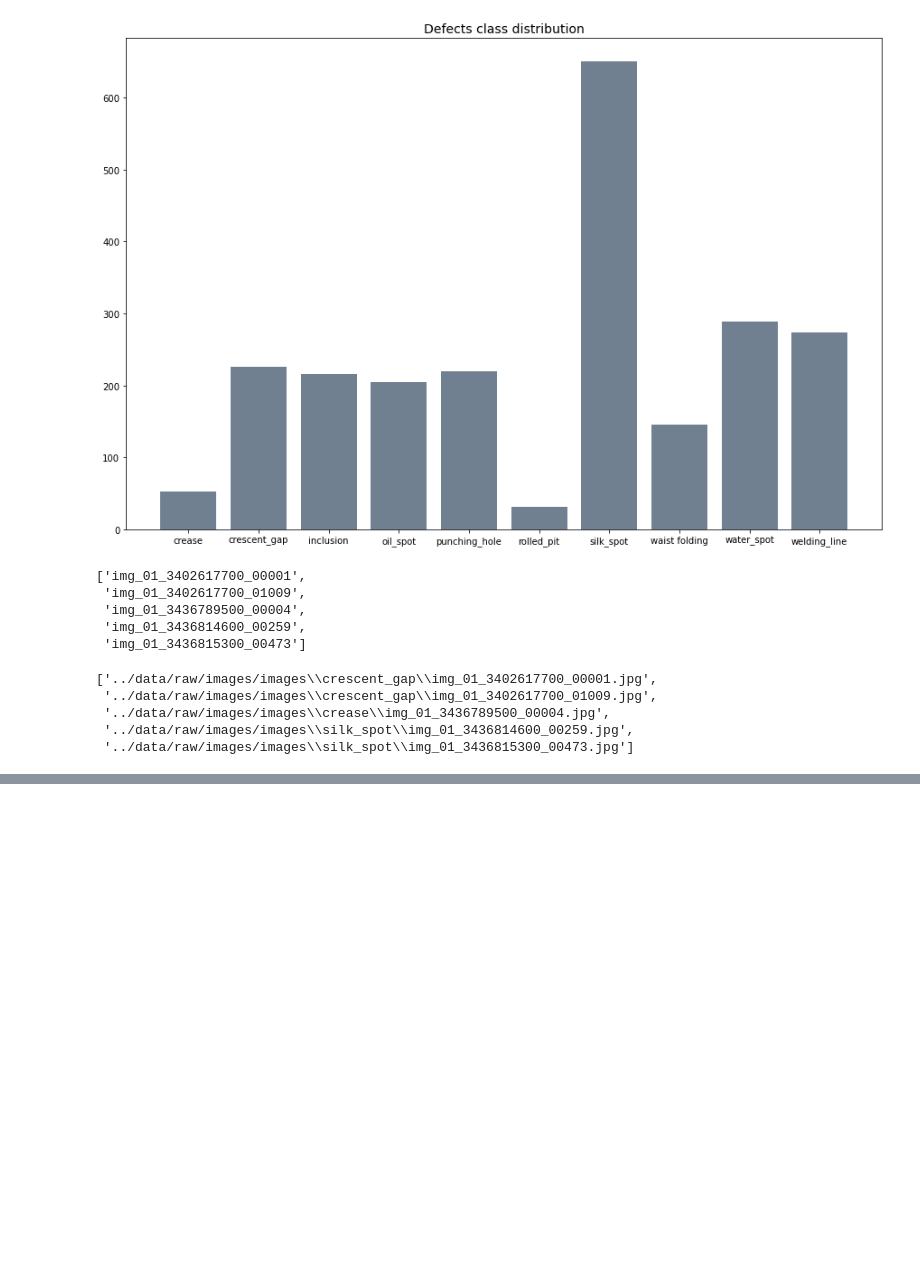
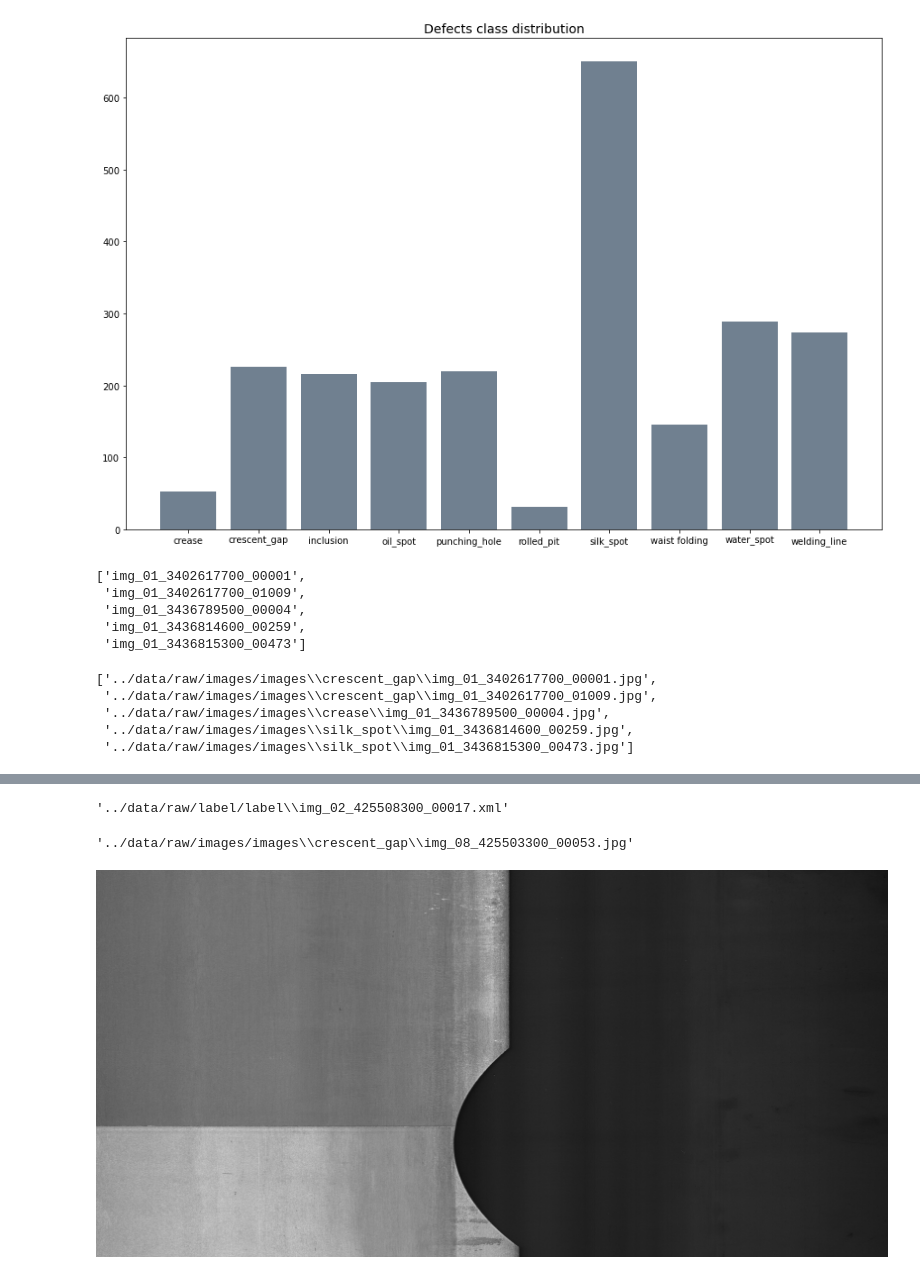
Before and after one commit to Borspt/PetProject, a Jupyter notebook: Steel_defects_detection/notebooks/Dataset_analysis.ipynb, the cells around one changed output, grey strips where cells are left out. Saved outputs shown, nothing was run; the diff lists cells and outputs as text; code cells hidden in the pictures; blank space fills up the shorter version.

```diff
--- a/Steel_defects_detection/notebooks/Dataset_analysis.ipynb
+++ b/Steel_defects_detection/notebooks/Dataset_analysis.ipynb
@@ -134,0 +189,13 @@ def load_image(path):
+# %%
+xmls_path[503]
+# %% [output]
+'../data/raw/label/label\\img_02_425508300_00017.xml'
+# %%
+images_train[2124]
+# %% [output]
+'../data/raw/images/images\\crescent_gap\\img_08_425503300_00053.jpg'
+# %%
+Img = img.open(images_train[2124])
+Img
+# %% [output]
+[figure, added]
```
Also changed, not shown: parts of 21 cells of this notebook.
